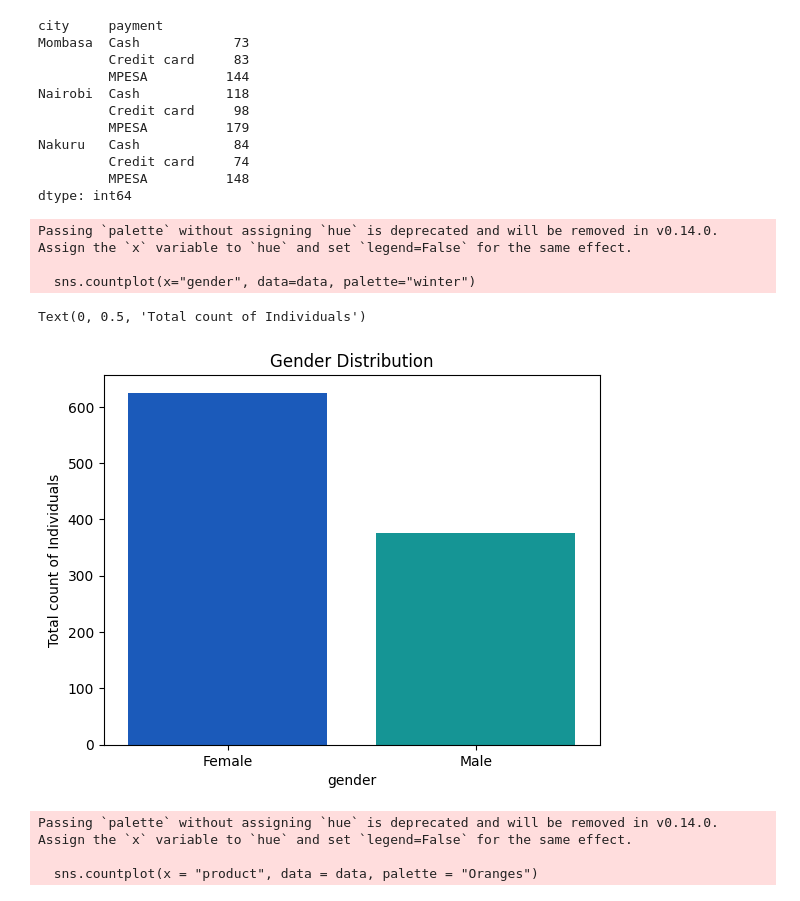
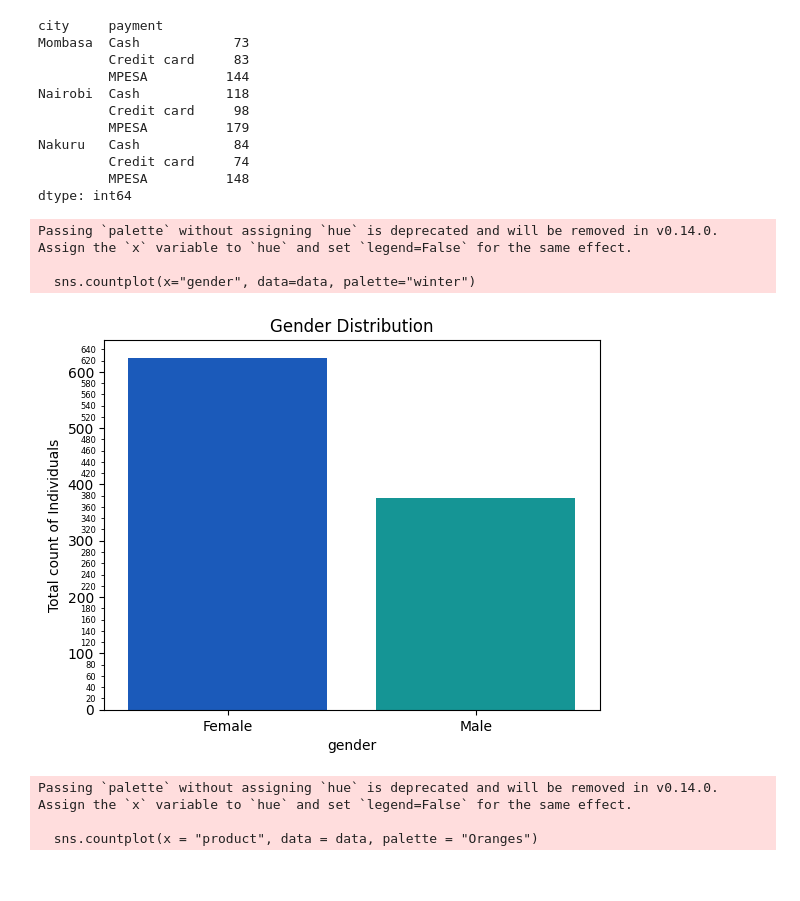
Before and after one commit to jmmwikali/Datascience, a Jupyter notebook: eda.ipynb, the cells around one changed output. Saved outputs shown, nothing was run; the diff lists cells and outputs as text; code cells hidden in the pictures.

```diff
--- a/eda.ipynb
+++ b/eda.ipynb
@@ -77,14 +78,24 @@ import matplotlib.pyplot as plt
 # %%
 # Below is a count plot showing the distribution of males to females
 sns.countplot(x="gender", data=data, palette="winter")
 plt.title("Gender Distribution")
 plt.ylabel("Total count of Individuals")
+# Creates smaller ticks between main ticks and automatically places them
+# plt.gca().yaxis.set_minor_locator(ticker.AutoMinorLocator())
+# plt.minorticks_on()
+
+ax = plt.gca()
+# Create smaller ticks between main ticks and place the 20 units apart
+ax.yaxis.set_minor_locator(ticker.MultipleLocator(20))
+# Create the minor labels
+ax.yaxis.set_minor_formatter(ticker.FormatStrFormatter('%d'))
+# Edit the labels
+plt.tick_params(axis='y', which='minor', labelsize=6)
 # %% [output]
 Passing `palette` without assigning `hue` is deprecated and will be removed in v0.14.0. Assign the `x` variable to `hue` and set `legend=False` for the same effect.
 
   sns.countplot(x="gender", data=data, palette="winter")
-Text(0, 0.5, 'Total count of Individuals')
-[figure, old version]
+[figure, new version]
 # %%
 # Create a count plot of product
 # Which product category appears the most?
```
Also changed, not shown: parts of 4 cells of this notebook, 1 other file.
